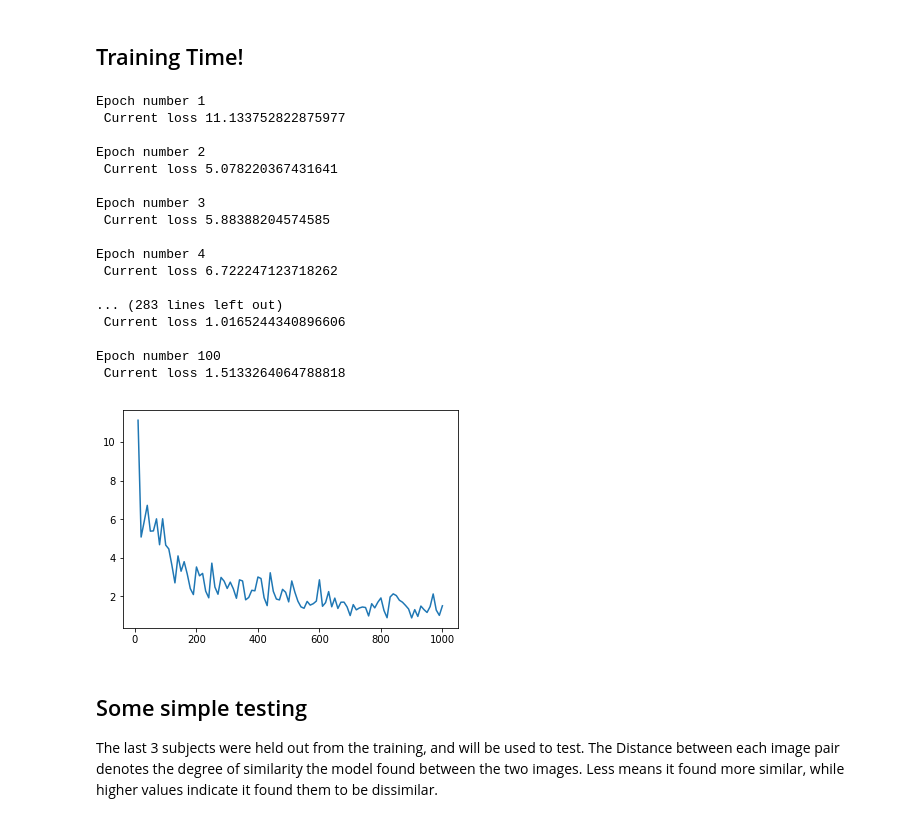
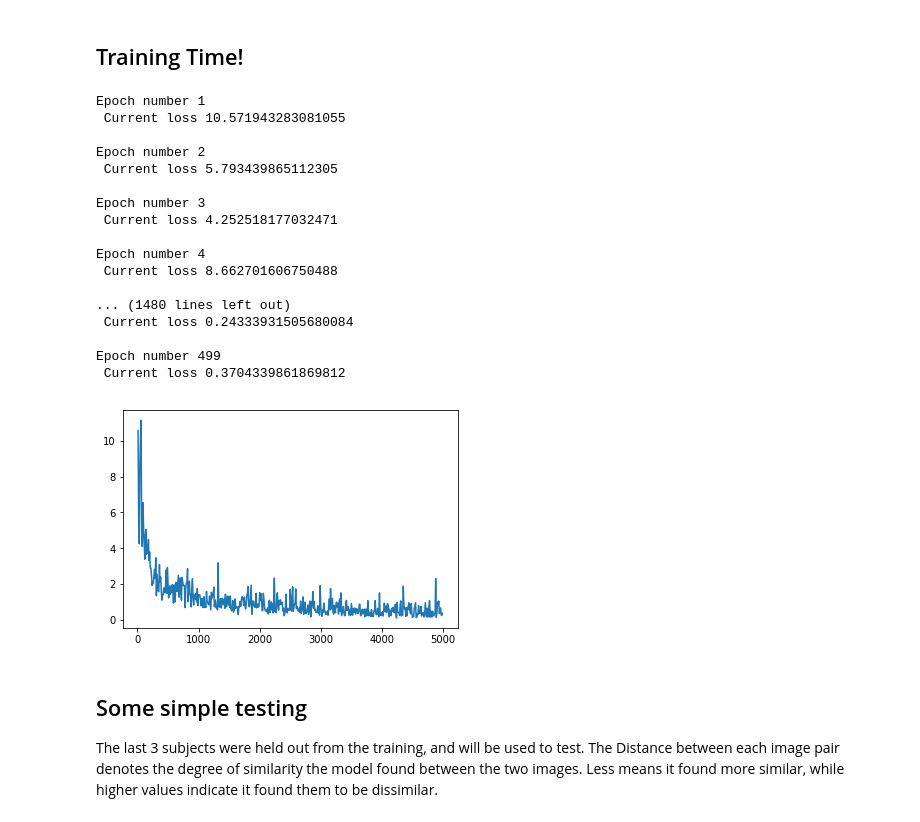
Before and after one commit to harveyslash/Facial-Similarity-with-Siamese-Networks-in-Pytorch, a Jupyter notebook: Siamese-networks-medium.ipynb, the cells around one changed output. Saved outputs shown, nothing was run; the diff lists cells and outputs as text; code cells hidden in the pictures.

```diff
--- a/Siamese-networks-medium.ipynb
+++ b/Siamese-networks-medium.ipynb
@@ -194,40 +194,40 @@ counter = []
 loss_history = []
 iteration_number= 0
 # %%
-for epoch in range(1,101):
+for epoch in range(1,500):
     for i, data in enumerate(train_dataloader,0):
         img0, img1 , label = data
         img0, img1 , label = Variable(img0).cuda(), Variable(img1).cuda() , Variable(label).cuda()
         output1,output2 = net(img0,img1)
         optimizer.zero_grad()
         loss_contrastive = criterion(output1,output2,label)
         loss_contrastive.backward()
         optimizer.step()
         if i %10 == 0 :
             print("Epoch number {}\n Current loss {}\n".format(epoch,loss_contrastive.data[0]))
             iteration_number +=10
             counter.append(iteration_number)
             loss_history.append(loss_contrastive.data[0])
 show_plot(counter,loss_history)
 # %% [output]
 Epoch number 1
- Current loss 11.133752822875977
+ Current loss 10.571943283081055
 
 Epoch number 2
- Current loss 5.078220367431641
+ Current loss 5.793439865112305
 
 Epoch number 3
- Current loss 5.88388204574585
+ Current loss 4.252518177032471
 
 Epoch number 4
- Current loss 6.722247123718262
+ Current loss 8.662701606750488
 
-... (283 lines left out)
- Current loss 1.0165244340896606
+... (1480 lines left out)
+ Current loss 0.24333931505680084
 
-Epoch number 100
- Current loss 1.5133264064788818
+Epoch number 499
+ Current loss 0.3704339861869812
-[figure, old version]
+[figure, new version]
 # %% [markdown]
 ## Some simple testing
 The last 3 subjects were held out from the training, and will be used to test. The Distance between each image pair denotes the degree of similarity the model found between the two images. Less means it found more similar, while higher values indicate it found them to be dissimilar.
```
Also changed, not shown: parts of 1 cell of this notebook.
